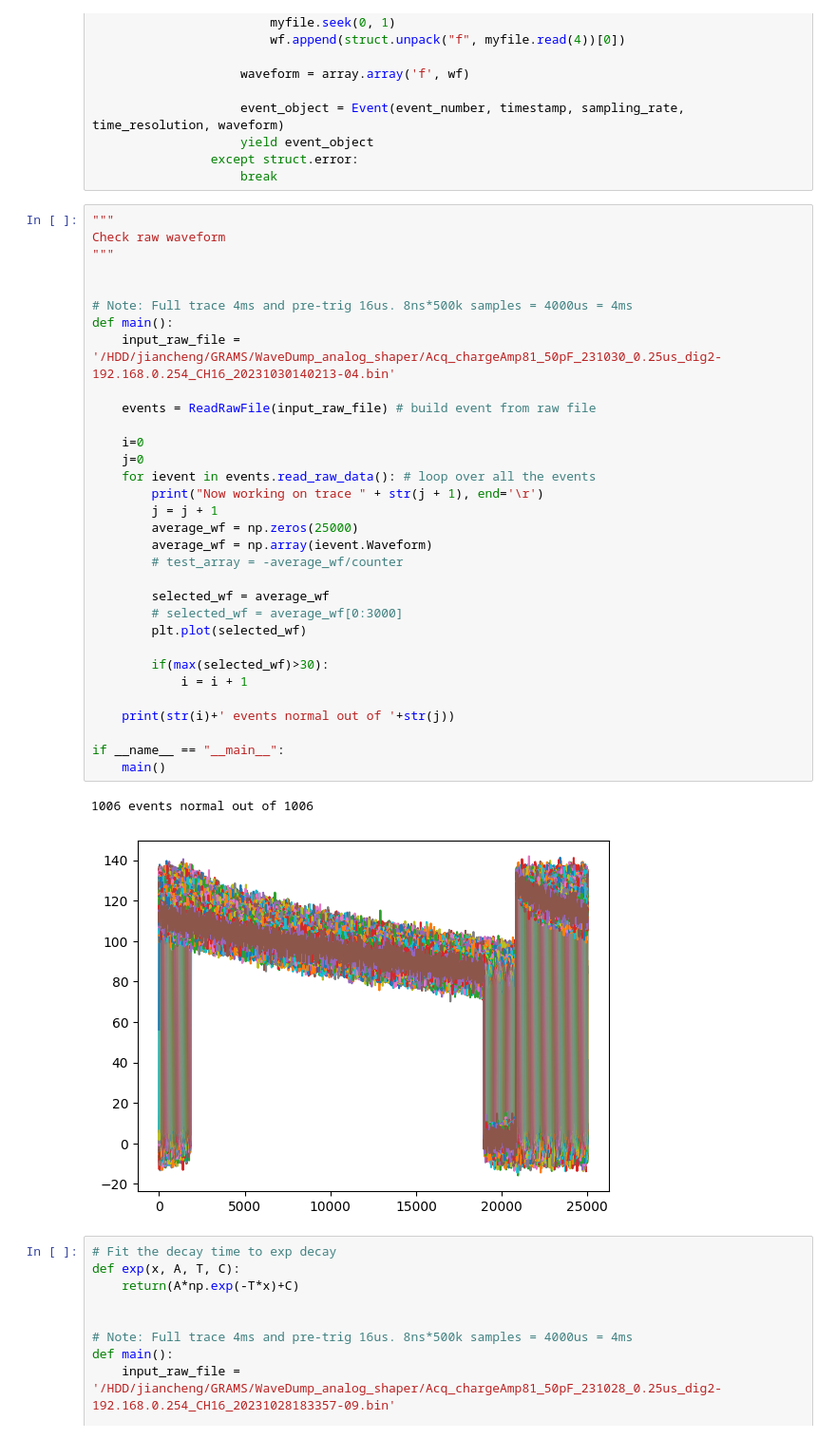
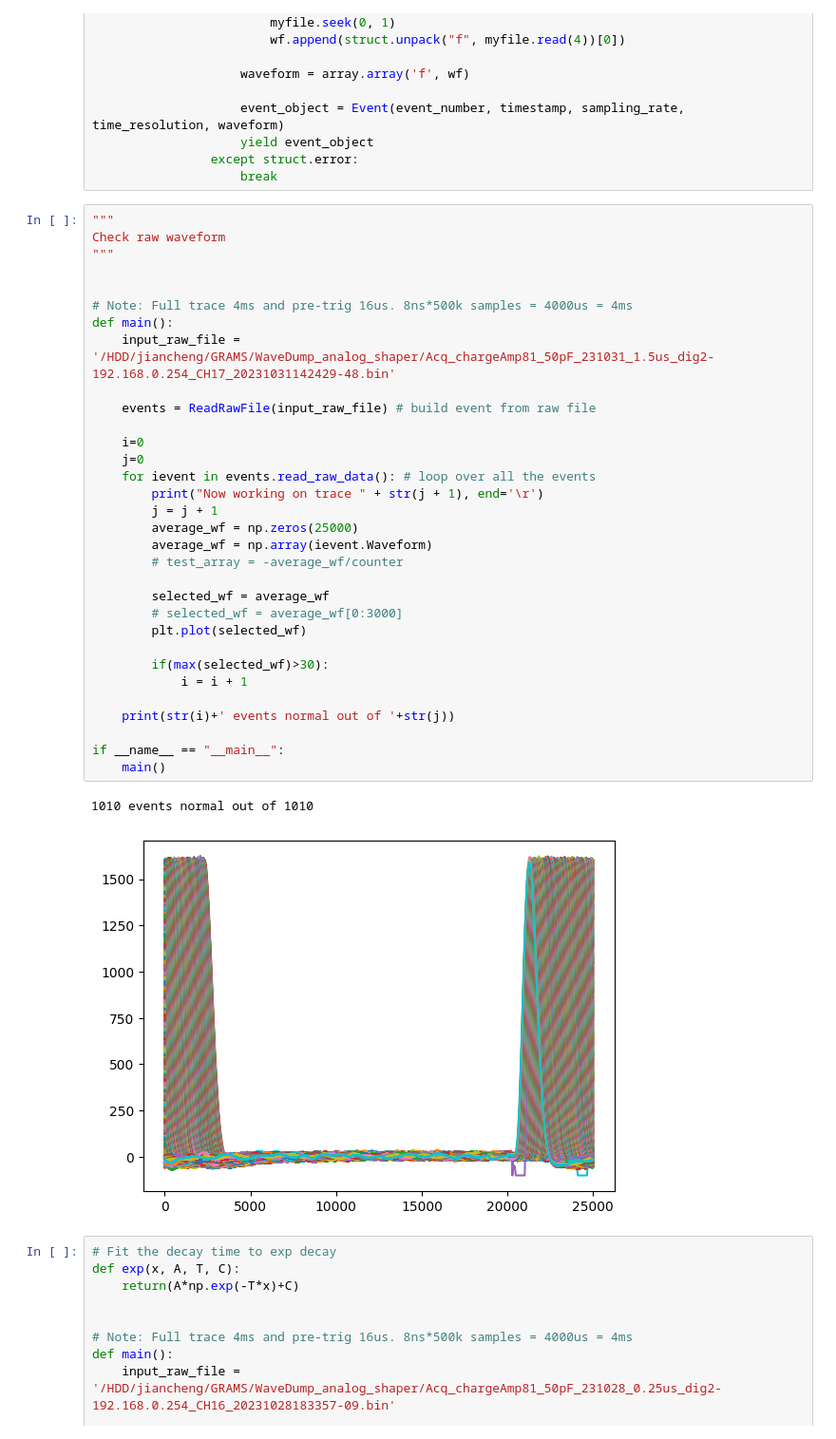
Before and after one commit to Eclipsedclaw/Random_notebooks, a Jupyter notebook: Wavedump2_analysis.ipynb, the cells around one changed output. Shown: that part at 95% size. Drawn from its saved outputs; the diff is of its cells as text.

```diff
--- a/Wavedump2_analysis.ipynb
+++ b/Wavedump2_analysis.ipynb
@@ -47,36 +47,36 @@ class ReadRawFile:
 Check raw waveform
 """
 
 
 # Note: Full trace 4ms and pre-trig 16us. 8ns*500k samples = 4000us = 4ms
 def main():
-    input_raw_file = '/HDD/jiancheng/GRAMS/WaveDump_analog_shaper/Acq_chargeAmp81_50pF_231030_0.25us_dig2-192.168.0.254_CH16_20231030140213-04.bin'
+    input_raw_file = '/HDD/jiancheng/GRAMS/WaveDump_analog_shaper/Acq_chargeAmp81_50pF_231031_1.5us_dig2-192.168.0.254_CH17_20231031142429-48.bin'
 
     events = ReadRawFile(input_raw_file) # build event from raw file
 
     i=0
     j=0
     for ievent in events.read_raw_data(): # loop over all the events
         print("Now working on trace " + str(j + 1), end='\r')
         j = j + 1
         average_wf = np.zeros(25000)
         average_wf = np.array(ievent.Waveform)
         # test_array = -average_wf/counter
 
         selected_wf = average_wf
         # selected_wf = average_wf[0:3000]
         plt.plot(selected_wf)
 
         if(max(selected_wf)>30):
             i = i + 1
 
     print(str(i)+' events normal out of '+str(j))
 
 if __name__ == "__main__":
     main()
 # %% [output]
-1006 events normal out of 1006
+1010 events normal out of 1010
-[figure, old version]
+[figure, new version]
 # %%
 # Fit the decay time to exp decay
 def exp(x, A, T, C):
```
Also changed, not shown: parts of 5 cells of this notebook.
